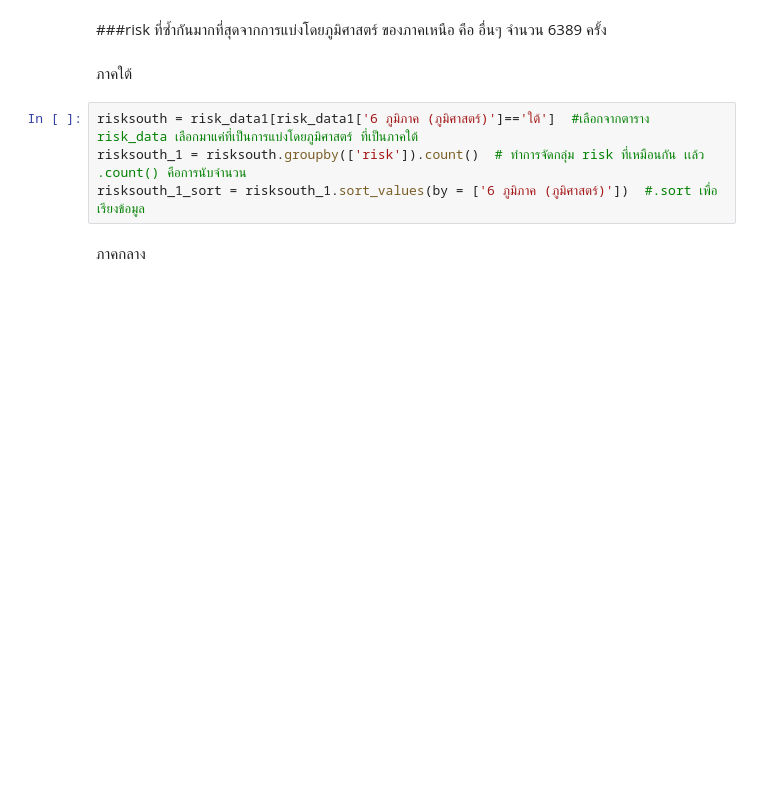
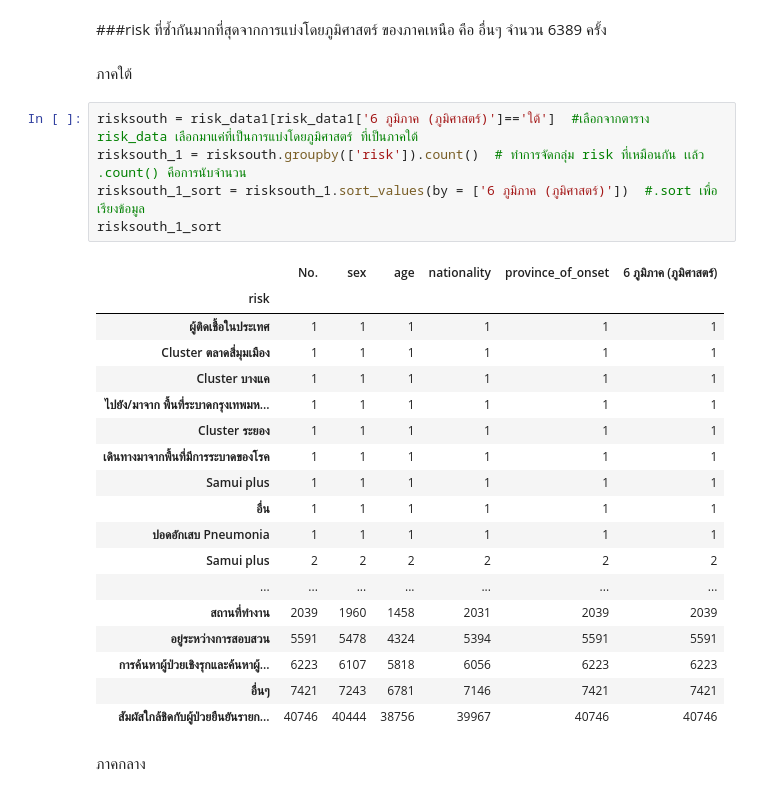
Before and after one commit to watcharapornn/data_viz_2022, a Jupyter notebook: BasicPython&DataViz_midterm2022.ipynb, the cells around one changed output. Saved outputs shown, nothing was run; the diff lists cells and outputs as text; blank space fills up the shorter version.

```diff
--- a/BasicPython&DataViz_midterm2022.ipynb
+++ b/BasicPython&DataViz_midterm2022.ipynb
@@ -686,7 +686,27 @@ risknorth_1_sort
 # %%
 risksouth = risk_data1[risk_data1['6 ภูมิภาค (ภูมิศาสตร์)']=='ใต้']  #เลือกจากตาราง risk_data เลือกมาแค่ที่เป็นการแบ่งโดยภูมิศาสตร์ ที่เป็นภาคใต้
 risksouth_1 = risksouth.groupby(['risk']).count()  # ทำการจัดกลุ่ม risk ที่เหมือนกัน เเล้ว  .count() คือการนับจำนวน
 risksouth_1_sort = risksouth_1.sort_values(by = ['6 ภูมิภาค (ภูมิศาสตร์)'])  #.sort เพื่อเรียงข้อมูล
+risksouth_1_sort
+# %% [output]
+|  | No. | sex | age | nationality | province_of_onset | 6 ภูมิภาค (ภูมิศาสตร์) |
+| risk |  |  |  |  |  |  |
+| ผู้ติดเชื้อในประเทศ | 1 | 1 | 1 | 1 | 1 | 1 |
+| Cluster ตลาดสี่มุมเมือง | 1 | 1 | 1 | 1 | 1 | 1 |
+| Cluster บางแค | 1 | 1 | 1 | 1 | 1 | 1 |
+| ไปยัง/มาจาก พื้นที่ระบาดกรุงเทพมห... | 1 | 1 | 1 | 1 | 1 | 1 |
+| Cluster ระยอง | 1 | 1 | 1 | 1 | 1 | 1 |
+| เดินทางมาจากพื้นที่มีการระบาดของโรค | 1 | 1 | 1 | 1 | 1 | 1 |
+| Samui plus | 1 | 1 | 1 | 1 | 1 | 1 |
+| อื่น | 1 | 1 | 1 | 1 | 1 | 1 |
+| ปอดอักเสบ Pneumonia | 1 | 1 | 1 | 1 | 1 | 1 |
+| Samui plus | 2 | 2 | 2 | 2 | 2 | 2 |
+| ... | ... | ... | ... | ... | ... | ... |
+| สถานที่ทำงาน | 2039 | 1960 | 1458 | 2031 | 2039 | 2039 |
+| อยู่ระหว่างการสอบสวน | 5591 | 5478 | 4324 | 5394 | 5591 | 5591 |
+| การค้นหาผู้ป่วยเชิงรุกและค้นหาผู้... | 6223 | 6107 | 5818 | 6056 | 6223 | 6223 |
+| อื่นๆ | 7421 | 7243 | 6781 | 7146 | 7421 | 7421 |
+| สัมผัสใกล้ชิดกับผู้ป่วยยืนยันรายก... | 40746 | 40444 | 38756 | 39967 | 40746 | 40746 |
 # %% [markdown]
 ภาคกลาง
 # %%
```
Also changed, not shown: parts of 10 cells of this notebook.
